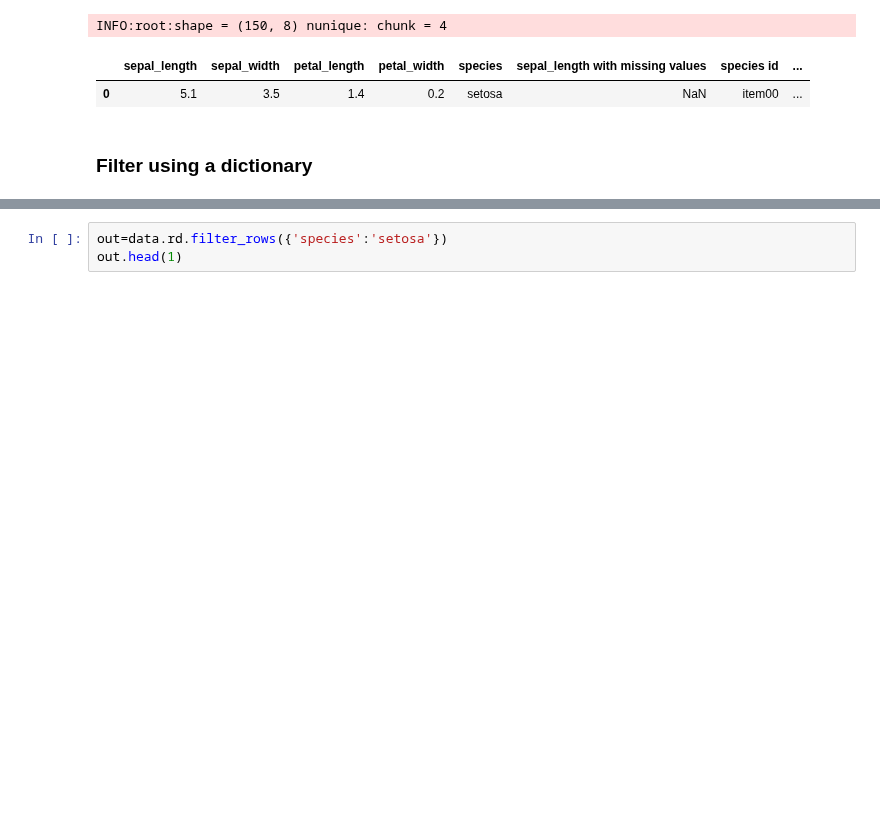
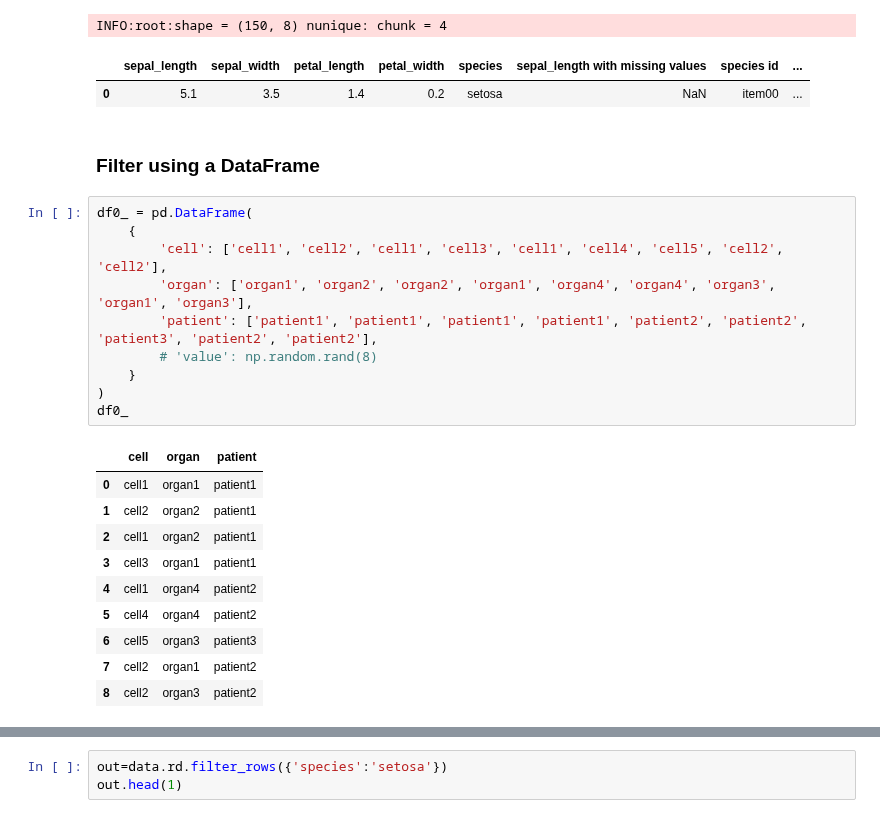
Before and after one commit to rraadd88/roux, a Jupyter notebook: examples/roux_lib_df.ipynb, the cells around one changed output, grey strips where cells are left out. Cells and saved outputs as stored; diff of their text form; blank space fills up the shorter version.

```diff
--- a/examples/roux_lib_df.ipynb
+++ b/examples/roux_lib_df.ipynb
@@ -286,4 +291,25 @@ INFO:root:shape = (150, 8) nunique: chunk = 4
 |  | sepal_length | sepal_width | petal_length | petal_width | species | sepal_length with missing values | species id | ... |
 | 0 | 5.1 | 3.5 | 1.4 | 0.2 | setosa | NaN | item00 | ... |
 # %% [markdown]
-### Filter using a dictionary
+### Filter using a DataFrame
+# %%
+df0_ = pd.DataFrame(
+    {
+        'cell': ['cell1', 'cell2', 'cell1', 'cell3', 'cell1', 'cell4', 'cell5', 'cell2', 'cell2'],
+        'organ': ['organ1', 'organ2', 'organ2', 'organ1', 'organ4', 'organ4', 'organ3', 'organ1', 'organ3'],
+        'patient': ['patient1', 'patient1', 'patient1', 'patient1', 'patient2', 'patient2', 'patient3', 'patient2', 'patient2'],
+        # 'value': np.random.rand(8)
+    }
+)
+df0_
+# %% [output]
+|  | cell | organ | patient |
+| 0 | cell1 | organ1 | patient1 |
+| 1 | cell2 | organ2 | patient1 |
+| 2 | cell1 | organ2 | patient1 |
+| 3 | cell3 | organ1 | patient1 |
+| 4 | cell1 | organ4 | patient2 |
+| 5 | cell4 | organ4 | patient2 |
+| 6 | cell5 | organ3 | patient3 |
+| 7 | cell2 | organ1 | patient2 |
+| 8 | cell2 | organ3 | patient2 |
```
Also changed, not shown: parts of 8 cells of this notebook, 5 other files.
